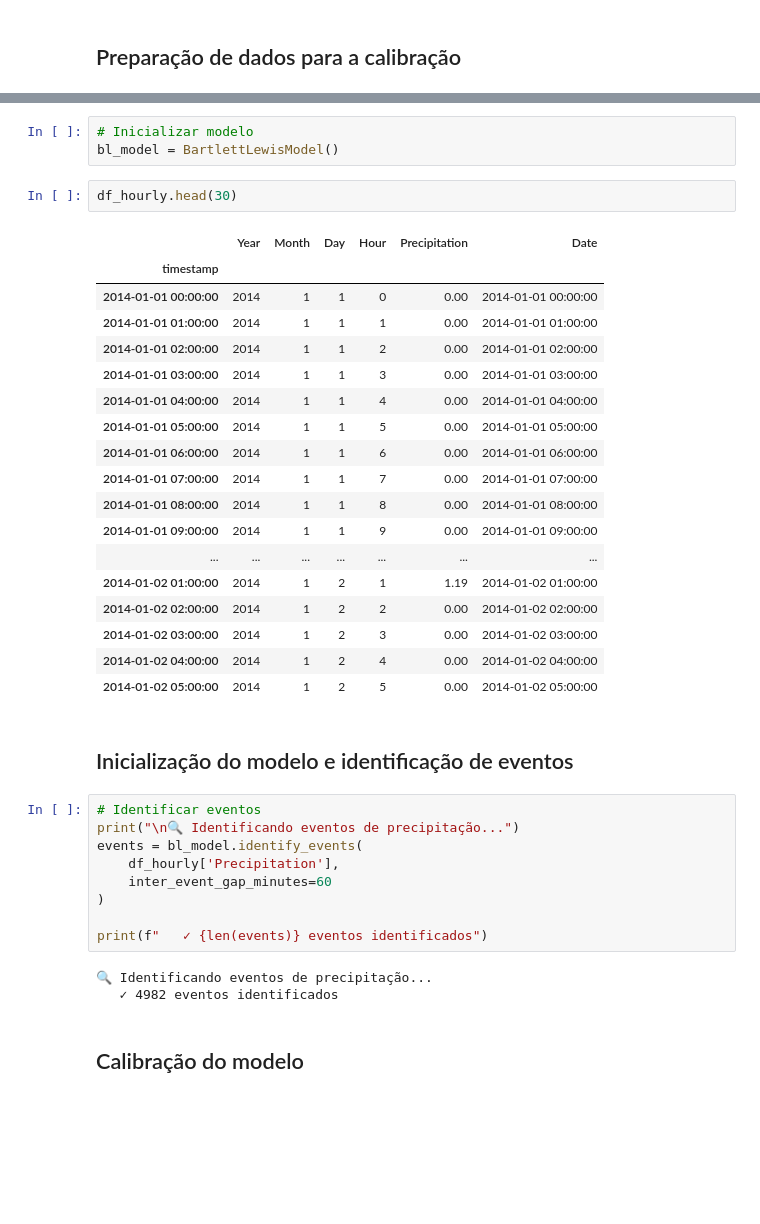
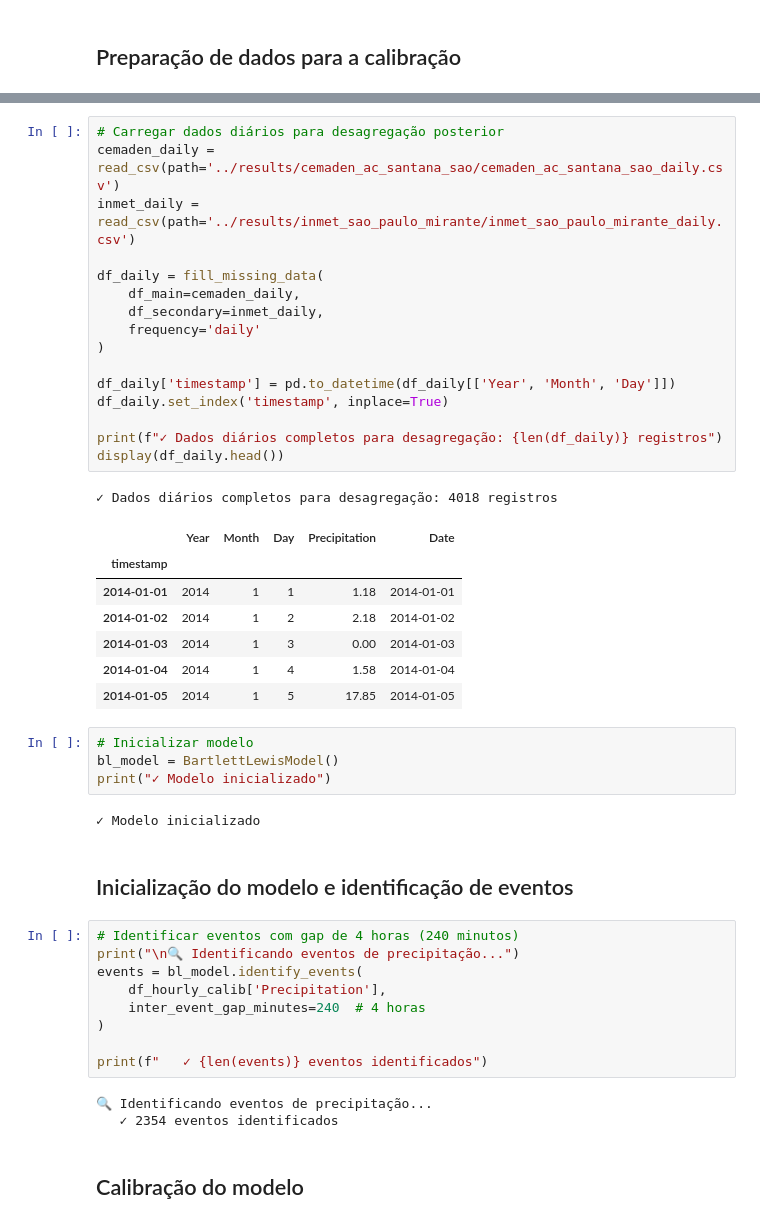
Before and after one commit to plcrisp/automatic-idf-graphs, a Jupyter notebook: notebooks/05_Bartlett_Lewis_Disaggregation.ipynb, the cells around one changed output, grey strips where cells are left out. Saved outputs shown, nothing was run; the diff lists cells and outputs as text; blank space fills up the shorter version.

```diff
--- a/notebooks/05_Bartlett_Lewis_Disaggregation.ipynb
+++ b/notebooks/05_Bartlett_Lewis_Disaggregation.ipynb
@@ -57,43 +59,50 @@ df_hourly.to_csv(f'{preprocessed_path}{preprocessed_file}_hourly.csv', index=Tru
 | 2014-01-01 03:00:00 | 2014 | 1 | 1 | 3 | 0.0 | 2014-01-01 03:00:00 |
 | 2014-01-01 04:00:00 | 2014 | 1 | 1 | 4 | 0.0 | 2014-01-01 04:00:00 |
 # %%
-# Inicializar modelo
-bl_model = BartlettLewisModel()
+# Carregar dados diários para desagregação posterior
+cemaden_daily = read_csv(path='../results/cemaden_ac_santana_sao/cemaden_ac_santana_sao_daily.csv')
+inmet_daily = read_csv(path='../results/inmet_sao_paulo_mirante/inmet_sao_paulo_mirante_daily.csv')
+
+df_daily = fill_missing_data(
+    df_main=cemaden_daily,
+	df_secondary=inmet_daily,
+    frequency='daily'
+)
+
+df_daily['timestamp'] = pd.to_datetime(df_daily[['Year', 'Month', 'Day']])
+df_daily.set_index('timestamp', inplace=True)
+
+print(f"✓ Dados diários completos para desagregação: {len(df_daily)} registros")
+display(df_daily.head())
+# %% [output]
+✓ Dados diários completos para desagregação: 4018 registros
+|  | Year | Month | Day | Precipitation | Date |
+| timestamp |  |  |  |  |  |
+| 2014-01-01 | 2014 | 1 | 1 | 1.18 | 2014-01-01 |
+| 2014-01-02 | 2014 | 1 | 2 | 2.18 | 2014-01-02 |
+| 2014-01-03 | 2014 | 1 | 3 | 0.00 | 2014-01-03 |
+| 2014-01-04 | 2014 | 1 | 4 | 1.58 | 2014-01-04 |
+| 2014-01-05 | 2014 | 1 | 5 | 17.85 | 2014-01-05 |
 # %%
-df_hourly.head(30)
+# Inicializar modelo
+bl_model = BartlettLewisModel()
+print("✓ Modelo inicializado")
 # %% [output]
-|  | Year | Month | Day | Hour | Precipitation | Date |
-| timestamp |  |  |  |  |  |  |
-| 2014-01-01 00:00:00 | 2014 | 1 | 1 | 0 | 0.00 | 2014-01-01 00:00:00 |
-| 2014-01-01 01:00:00 | 2014 | 1 | 1 | 1 | 0.00 | 2014-01-01 01:00:00 |
-| 2014-01-01 02:00:00 | 2014 | 1 | 1 | 2 | 0.00 | 2014-01-01 02:00:00 |
-| 2014-01-01 03:00:00 | 2014 | 1 | 1 | 3 | 0.00 | 2014-01-01 03:00:00 |
-| 2014-01-01 04:00:00 | 2014 | 1 | 1 | 4 | 0.00 | 2014-01-01 04:00:00 |
-| 2014-01-01 05:00:00 | 2014 | 1 | 1 | 5 | 0.00 | 2014-01-01 05:00:00 |
-| 2014-01-01 06:00:00 | 2014 | 1 | 1 | 6 | 0.00 | 2014-01-01 06:00:00 |
-| 2014-01-01 07:00:00 | 2014 | 1 | 1 | 7 | 0.00 | 2014-01-01 07:00:00 |
-| 2014-01-01 08:00:00 | 2014 | 1 | 1 | 8 | 0.00 | 2014-01-01 08:00:00 |
-| 2014-01-01 09:00:00 | 2014 | 1 | 1 | 9 | 0.00 | 2014-01-01 09:00:00 |
-| ... | ... | ... | ... | ... | ... | ... |
-| 2014-01-02 01:00:00 | 2014 | 1 | 2 | 1 | 1.19 | 2014-01-02 01:00:00 |
-| 2014-01-02 02:00:00 | 2014 | 1 | 2 | 2 | 0.00 | 2014-01-02 02:00:00 |
-| 2014-01-02 03:00:00 | 2014 | 1 | 2 | 3 | 0.00 | 2014-01-02 03:00:00 |
-| 2014-01-02 04:00:00 | 2014 | 1 | 2 | 4 | 0.00 | 2014-01-02 04:00:00 |
-| 2014-01-02 05:00:00 | 2014 | 1 | 2 | 5 | 0.00 | 2014-01-02 05:00:00 |
+✓ Modelo inicializado
 # %% [markdown]
 ## Inicialização do modelo e identificação de eventos
 # %%
-# Identificar eventos
+# Identificar eventos com gap de 4 horas (240 minutos)
 print("\n🔍 Identificando eventos de precipitação...")
 events = bl_model.identify_events(
-	df_hourly['Precipitation'],
-	inter_event_gap_minutes=60
+	df_hourly_calib['Precipitation'],
+	inter_event_gap_minutes=240  # 4 horas
 )
 
 print(f"   ✓ {len(events)} eventos identificados")
 # %% [output]
 🔍 Identificando eventos de precipitação...
-   ✓ 4982 eventos identificados
+   ✓ 2354 eventos identificados
 # %% [markdown]
 ## Calibração do modelo
 # %%
```
Also changed, not shown: parts of 13 cells of this notebook, 2 other files.
